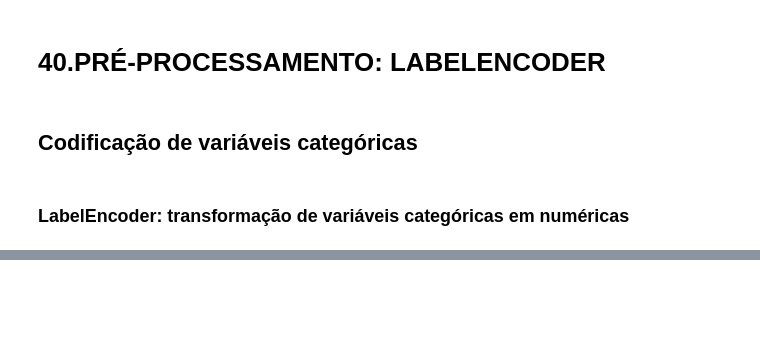
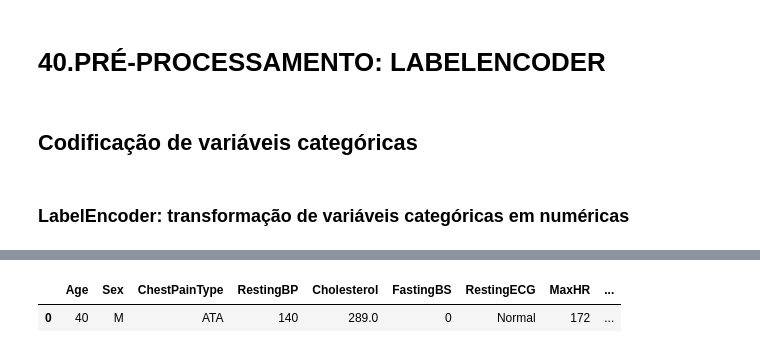
Before and after one commit to mateus-neres/Machine_Learning_com_Python, a Jupyter notebook: Aula_38_a_65.ipynb, the cells around one changed output, grey strips where cells are left out. Drawn from its saved outputs; the diff is of its cells as text; code cells hidden in the pictures; blank space fills up the shorter version.

```diff
--- a/Aula_38_a_65.ipynb
+++ b/Aula_38_a_65.ipynb
@@ -239,0 +266,5 @@ previsoresdf.describe()
+# %%
+df.head(1)
+# %% [output]
+|  | Age | Sex | ChestPainType | RestingBP | Cholesterol | FastingBS | RestingECG | MaxHR | ... |
+| 0 | 40 | M | ATA | 140 | 289.0 | 0 | Normal | 172 | ... |
```
Also changed, not shown: parts of 25 cells of this notebook.
